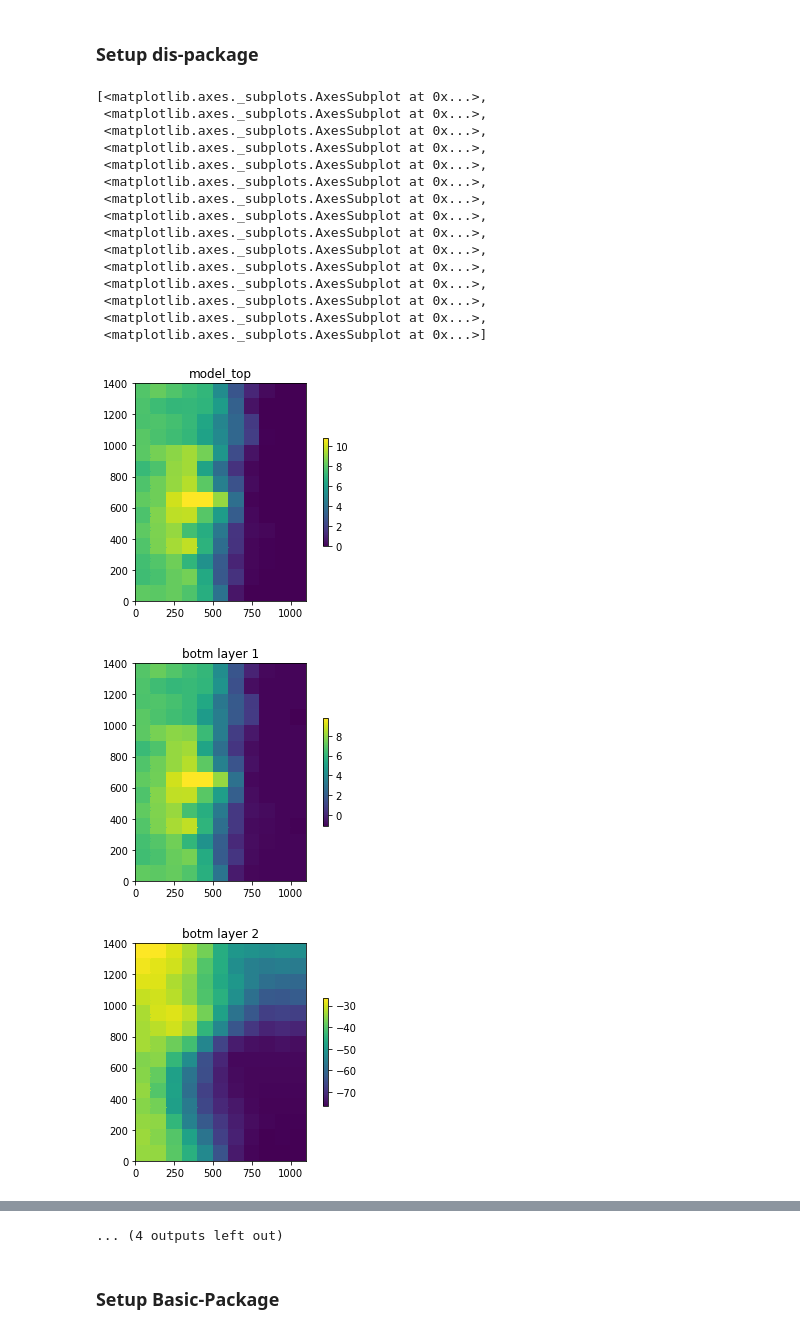
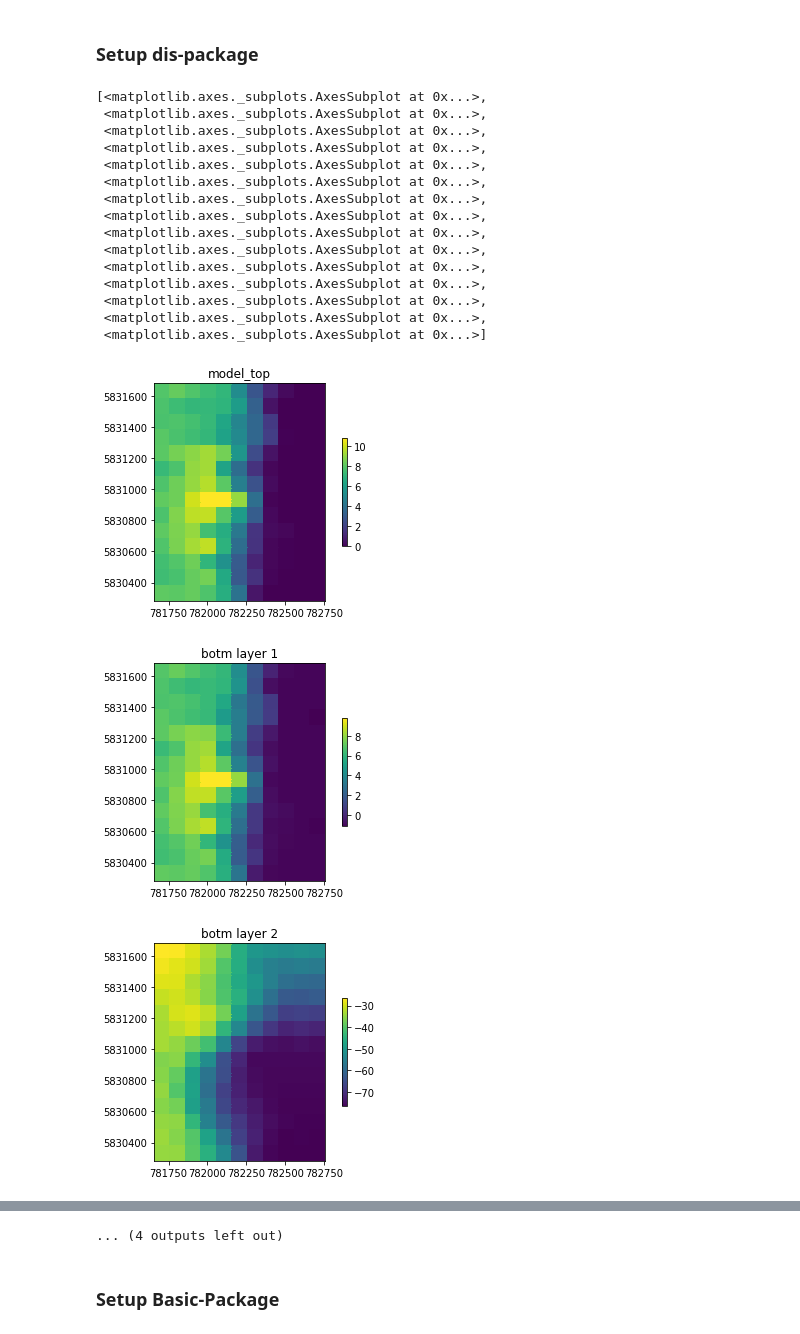
Before and after one commit to inowas/landelino-case-study, a Jupyter notebook: landelino-model.ipynb, the cells around one changed output, grey strips where cells are left out. Cells and saved outputs as stored; diff of their text form; code cells hidden in the pictures.

```diff
--- a/landelino-model.ipynb
+++ b/landelino-model.ipynb
@@ -75,34 +75,37 @@ botm = scale(scaling_factor, botm)
 # %%
 dis = mf.ModflowDis(
     ml,
     nlay=nlay,
     nrow=nrow,
     ncol=ncol,
     delr=delr,
     delc=delc,
     top=top,
     botm=botm,
     nper=nper,
-    steady=False
+    steady=False,
+    proj4_str = 'EPSG:31985',
+    xul = 781658.203,
+    yul = 5831682.381,
 )
 
 dis.plot()
 # %% [output]
 [<matplotlib.axes._subplots.AxesSubplot at 0x...>,
  <matplotlib.axes._subplots.AxesSubplot at 0x...>,
  <matplotlib.axes._subplots.AxesSubplot at 0x...>,
  <matplotlib.axes._subplots.AxesSubplot at 0x...>,
  <matplotlib.axes._subplots.AxesSubplot at 0x...>,
  <matplotlib.axes._subplots.AxesSubplot at 0x...>,
  <matplotlib.axes._subplots.AxesSubplot at 0x...>,
  <matplotlib.axes._subplots.AxesSubplot at 0x...>,
  <matplotlib.axes._subplots.AxesSubplot at 0x...>,
  <matplotlib.axes._subplots.AxesSubplot at 0x...>,
  <matplotlib.axes._subplots.AxesSubplot at 0x...>,
  <matplotlib.axes._subplots.AxesSubplot at 0x...>,
  <matplotlib.axes._subplots.AxesSubplot at 0x...>,
  <matplotlib.axes._subplots.AxesSubplot at 0x...>,
  <matplotlib.axes._subplots.AxesSubplot at 0x...>]
-[figure, old version]
+[figure, new version]
-[figure, old version]
+[figure, new version]
-[figure, old version]
+[figure, new version]
```
Also changed, not shown: parts of 7 cells of this notebook, 11 other files.
